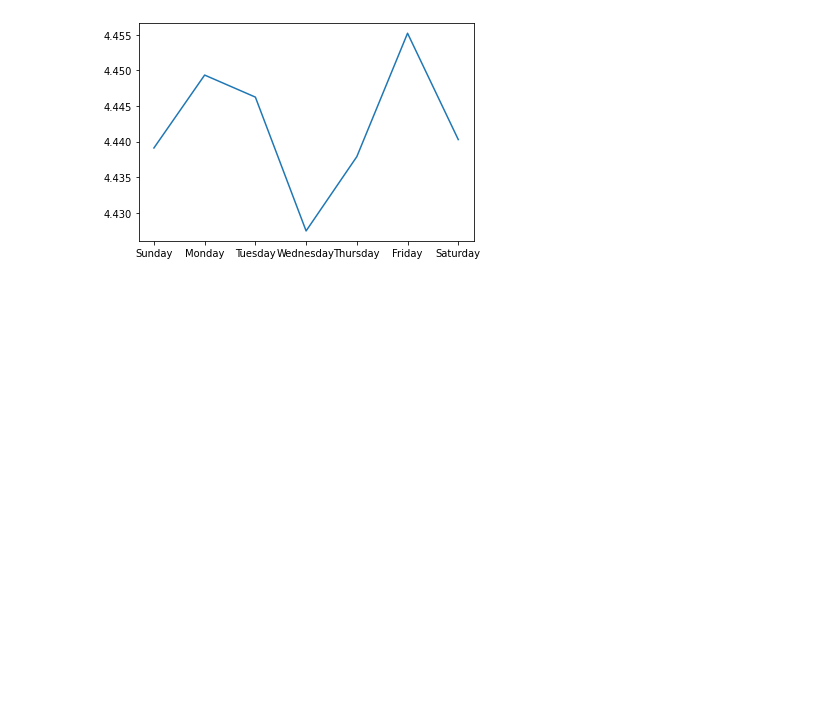
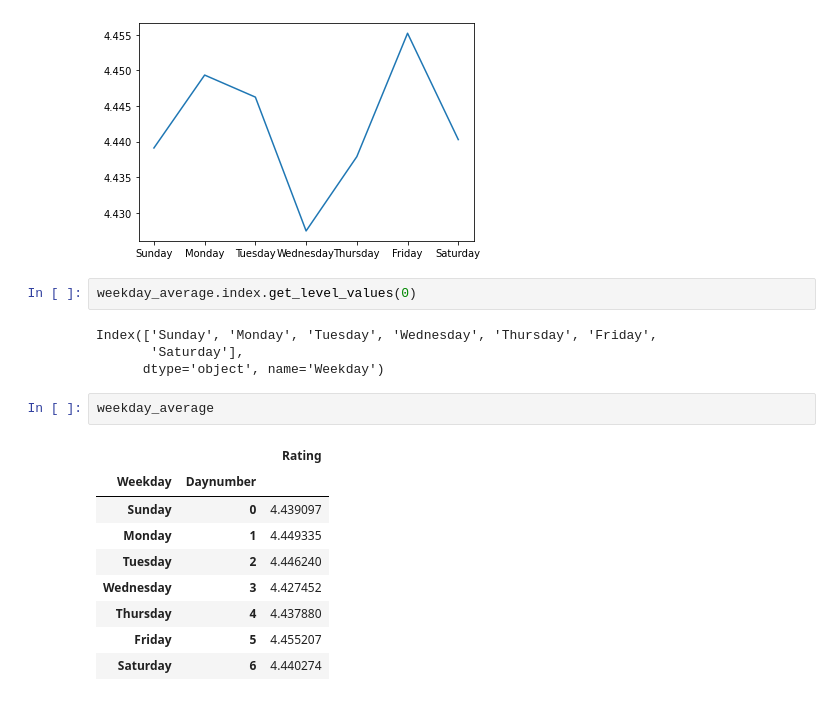
Before and after one commit to sureshyhap/The-Python-Mega-Course-Build-10-Real-World-Applications, a Jupyter notebook: Section 19/Untitled.ipynb, the cells around one changed output. Drawn from its saved outputs; the diff is of its cells as text; blank space fills up the shorter version.

```diff
--- a/Section 19/Untitled.ipynb
+++ b/Section 19/Untitled.ipynb
@@ -167,3 +165,21 @@ plt.plot(weekday_average.index.get_level_values(0), weekday_average["Rating"])
 # %% [output]
 [<matplotlib.lines.Line2D at 0x...>]
 [figure]
+# %%
+weekday_average.index.get_level_values(0)
+# %% [output]
+Index(['Sunday', 'Monday', 'Tuesday', 'Wednesday', 'Thursday', 'Friday',
+       'Saturday'],
+      dtype='object', name='Weekday')
+# %%
+weekday_average
+# %% [output]
+|  |  | Rating |
+| Weekday | Daynumber |  |
+| Sunday | 0 | 4.439097 |
+| Monday | 1 | 4.449335 |
+| Tuesday | 2 | 4.446240 |
+| Wednesday | 3 | 4.427452 |
+| Thursday | 4 | 4.437880 |
+| Friday | 5 | 4.455207 |
+| Saturday | 6 | 4.440274 |
```
Also changed, not shown: parts of 2 cells of this notebook, 7 other files.
